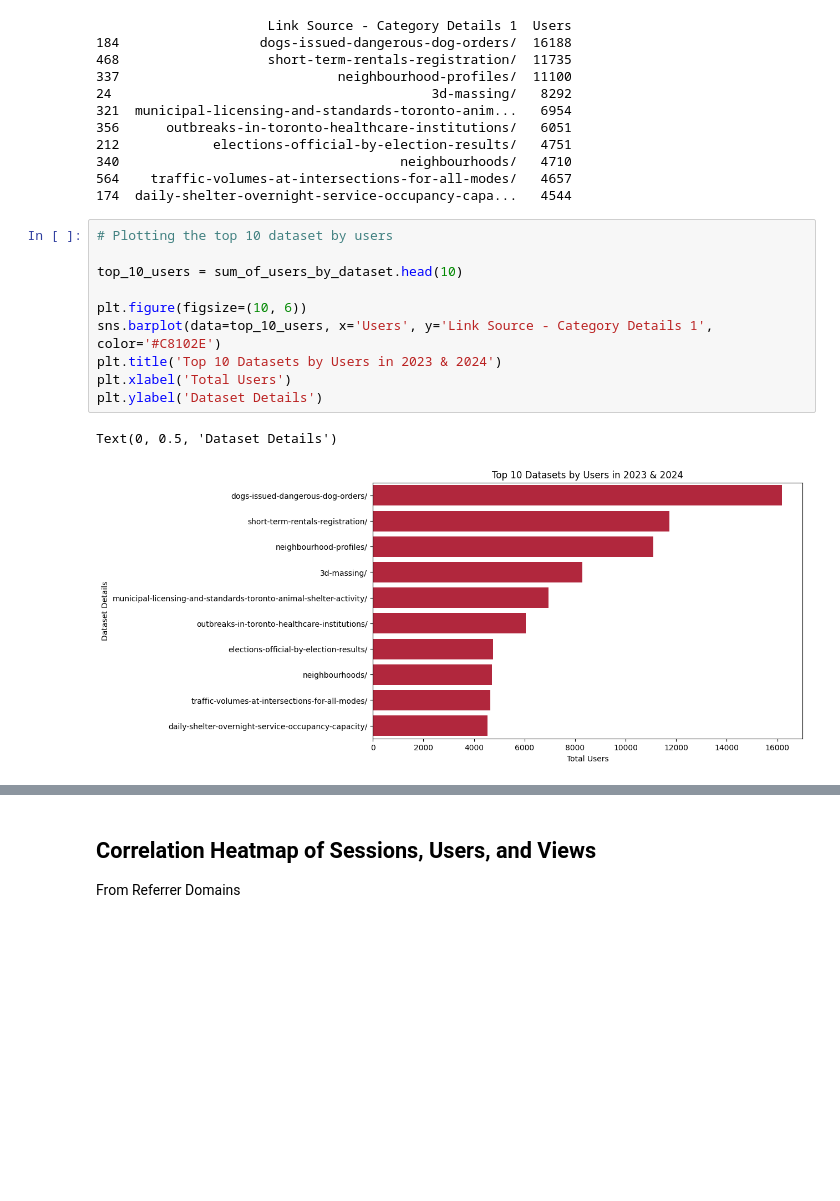
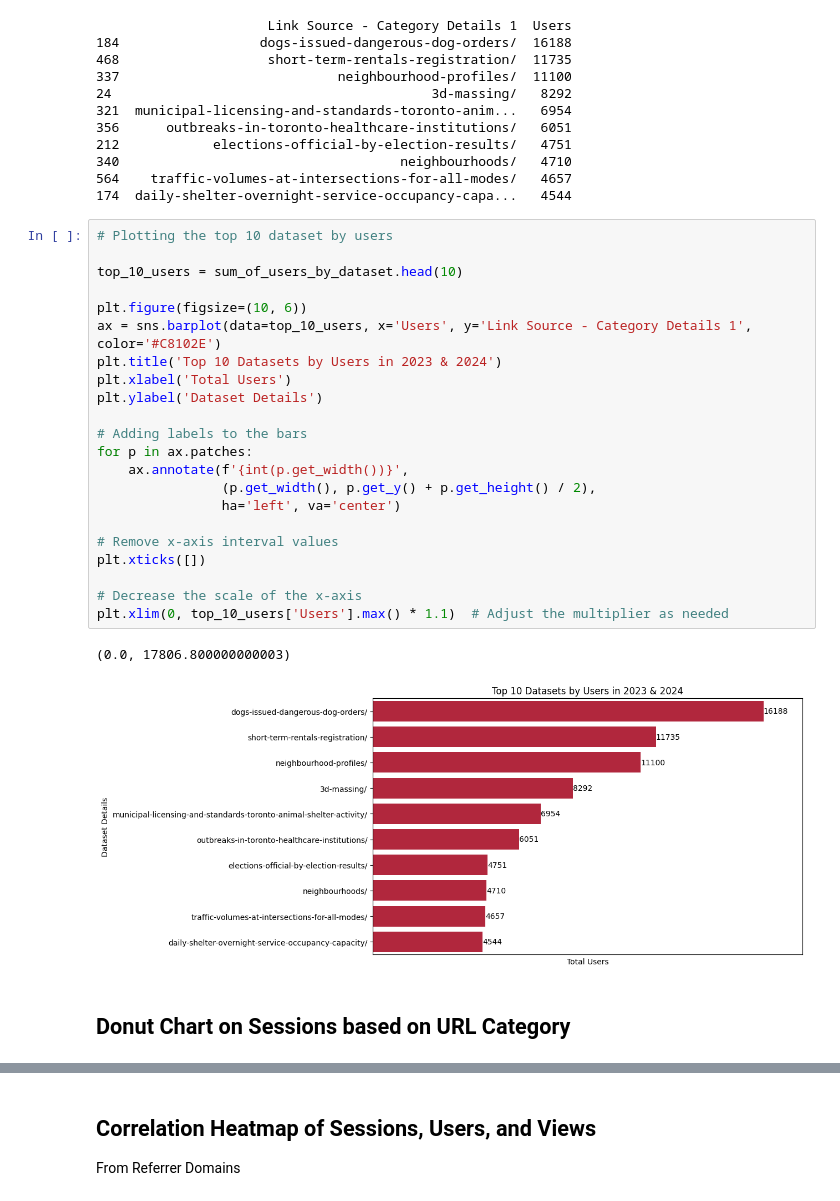
Before and after one commit to rkaushick-neu/toronto-od-web-analytics, a Jupyter notebook: Analysis_Notebook.ipynb, the cells around one changed output, grey strips where cells are left out. Drawn from its saved outputs; the diff is of its cells as text; blank space fills up the shorter version.

```diff
--- a/Analysis_Notebook.ipynb
+++ b/Analysis_Notebook.ipynb
@@ -435,13 +440,27 @@ print(sum_of_users_by_dataset.head(10))
 # %%
 # Plotting the top 10 dataset by users
 
 top_10_users = sum_of_users_by_dataset.head(10)
 
 plt.figure(figsize=(10, 6))
-sns.barplot(data=top_10_users, x='Users', y='Link Source - Category Details 1', color='#C8102E')
+ax = sns.barplot(data=top_10_users, x='Users', y='Link Source - Category Details 1', color='#C8102E')
 plt.title('Top 10 Datasets by Users in 2023 & 2024')
 plt.xlabel('Total Users')
 plt.ylabel('Dataset Details')
+
+# Adding labels to the bars
+for p in ax.patches:
+    ax.annotate(f'{int(p.get_width())}',
+                (p.get_width(), p.get_y() + p.get_height() / 2),
+                ha='left', va='center')
+
+# Remove x-axis interval values
+plt.xticks([])
+
+# Decrease the scale of the x-axis
+plt.xlim(0, top_10_users['Users'].max() * 1.1)  # Adjust the multiplier as needed
 # %% [output]
-Text(0, 0.5, 'Dataset Details')
+(0.0, 17806.800000000003)
-[figure, old version]
+[figure, new version]
+# %% [markdown]
+## Donut Chart on Sessions based on URL Category
```
Also changed, not shown: parts of 8 cells of this notebook.
